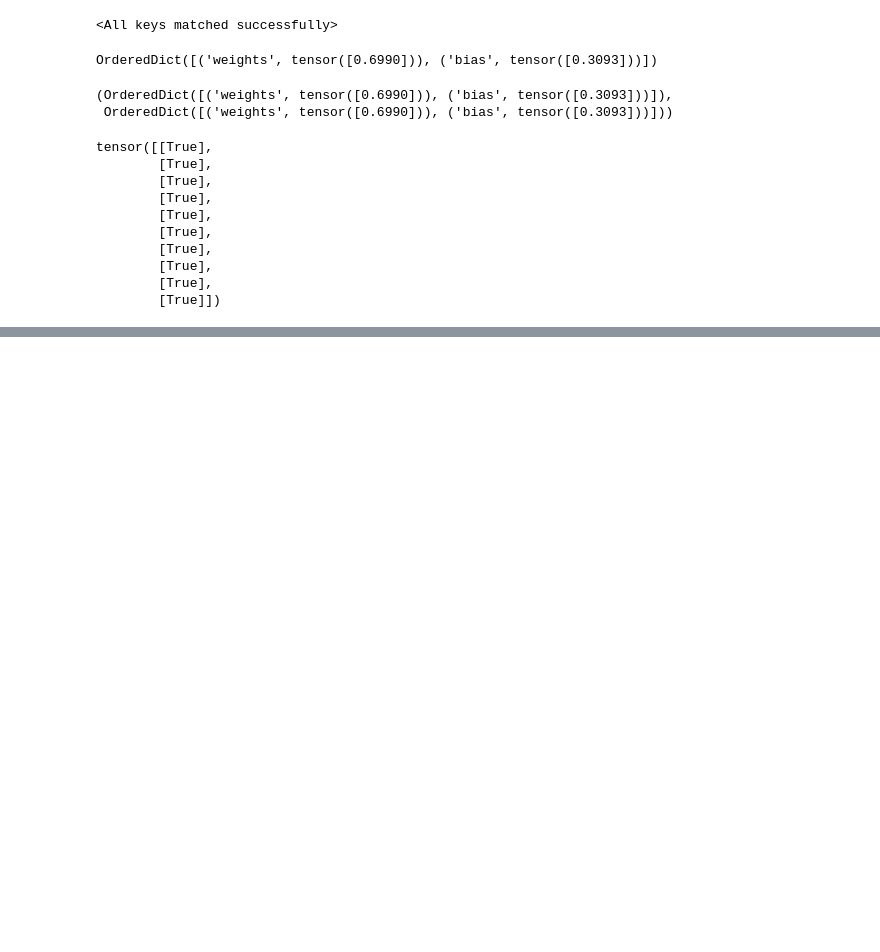
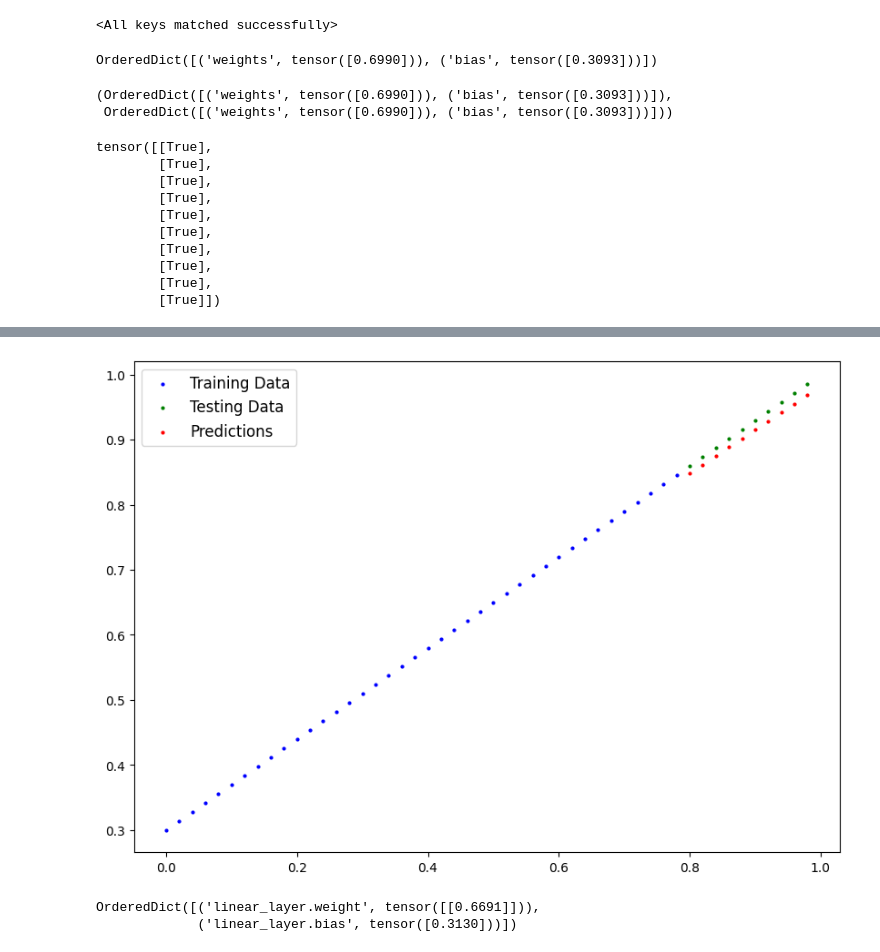
Before and after one commit to yograi343/PyTorch-learn, a Jupyter notebook: 01_PyTorch_Workflow_fundamentals.ipynb, the cells around one changed output, grey strips where cells are left out. Cells and saved outputs as stored; diff of their text form; code cells hidden in the pictures; blank space fills up the shorter version.

```diff
--- a/01_PyTorch_Workflow_fundamentals.ipynb
+++ b/01_PyTorch_Workflow_fundamentals.ipynb
@@ -451,0 +665,12 @@ tensor([[True],
+# %%
+loaded_1.eval()
+with torch.inference_mode():
+  y_last_pred = loaded_1(X_test)
+plot_predictions(predictions=y_last_pred)
+# %% [output]
+[figure, added]
+# %%
+loaded_1.state_dict()
+# %% [output]
+OrderedDict([('linear_layer.weight', tensor([[0.6691]])),
+             ('linear_layer.bias', tensor([0.3130]))])
```
Also changed, not shown: parts of 19 cells of this notebook.
